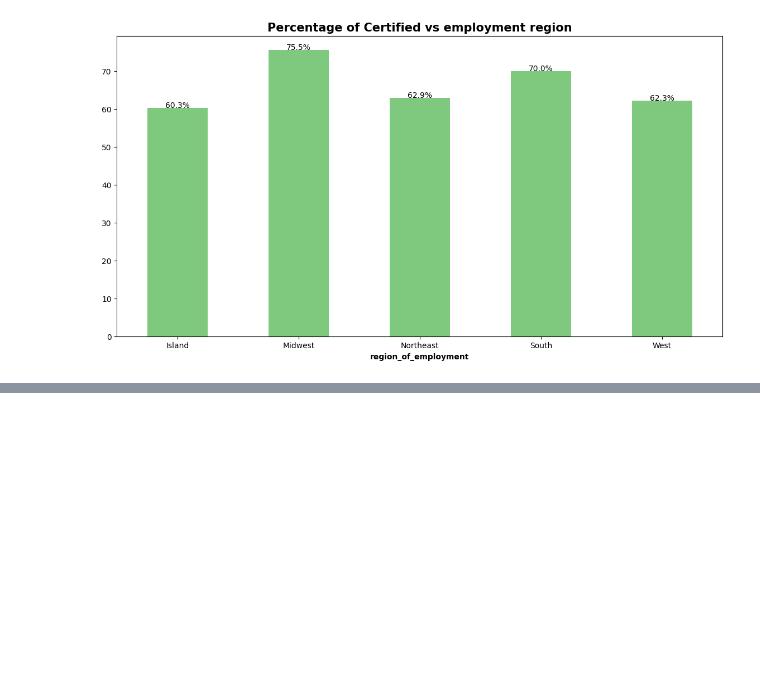
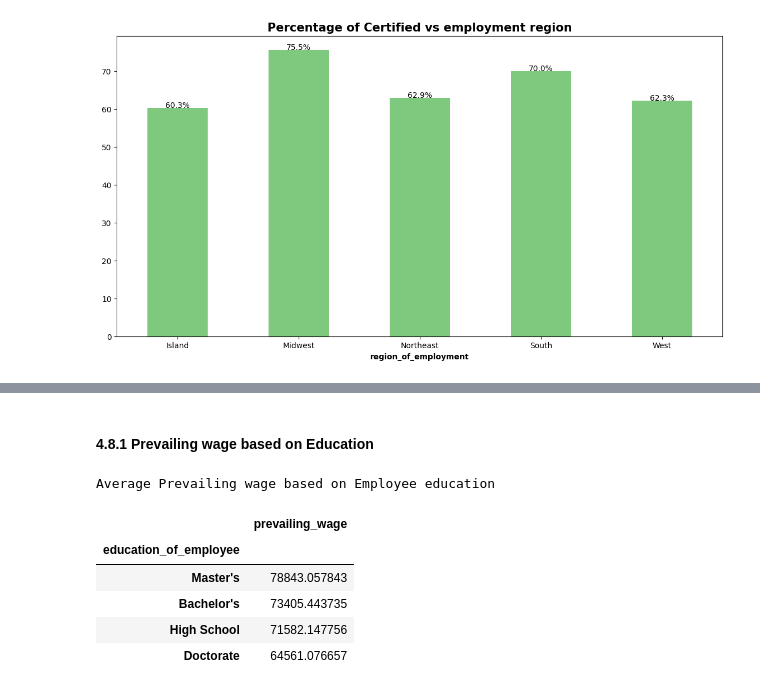
Before and after one commit to tproma/End_to_End_ML_Visa_Approval_Prediction, a Jupyter notebook: Notebook/1_EDA.ipynb, the cells around one changed output, grey strips where cells are left out. Cells and saved outputs as stored; diff of their text form; code cells hidden in the pictures; blank space fills up the shorter version.

```diff
--- a/Notebook/1_EDA.ipynb
+++ b/Notebook/1_EDA.ipynb
@@ -492,0 +520,13 @@ plt.show()
+# %% [markdown]
+#### 4.8.1 Prevailing wage based on Education
+# %%
+print('Average Prevailing wage based on Employee education')
+df.groupby('education_of_employee')['prevailing_wage'].mean().to_frame().sort_values(by='prevailing_wage',ascending=False)
+# %% [output]
+Average Prevailing wage based on Employee education
+|  | prevailing_wage |
+| education_of_employee |  |
+| Master's | 78843.057843 |
+| Bachelor's | 73405.443735 |
+| High School | 71582.147756 |
+| Doctorate | 64561.076657 |
```
Also changed, not shown: parts of 4 cells of this notebook.
